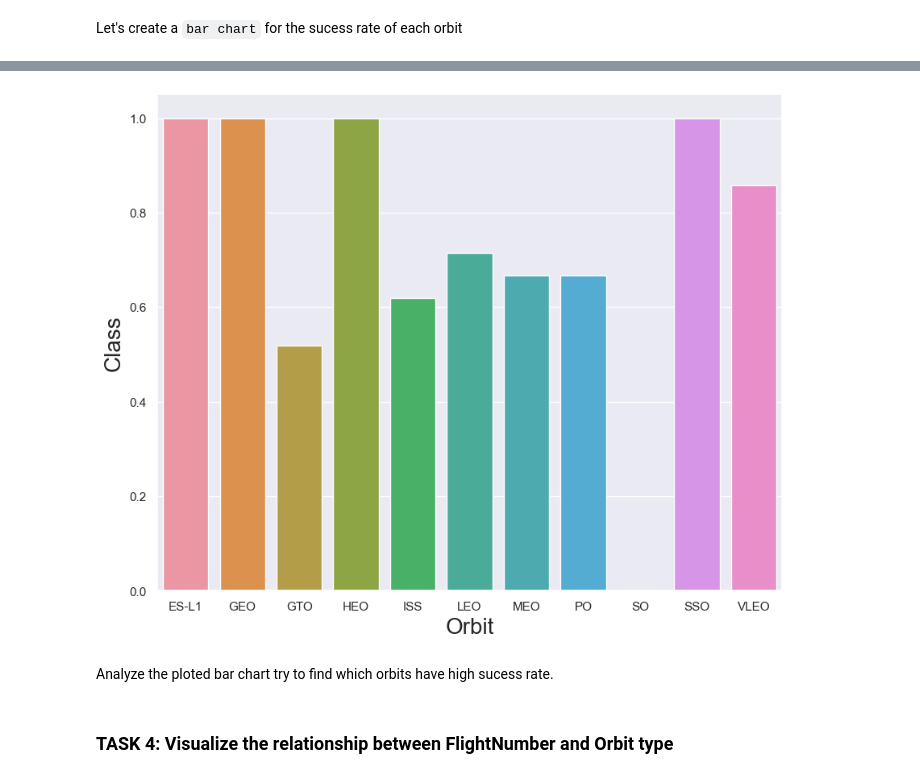
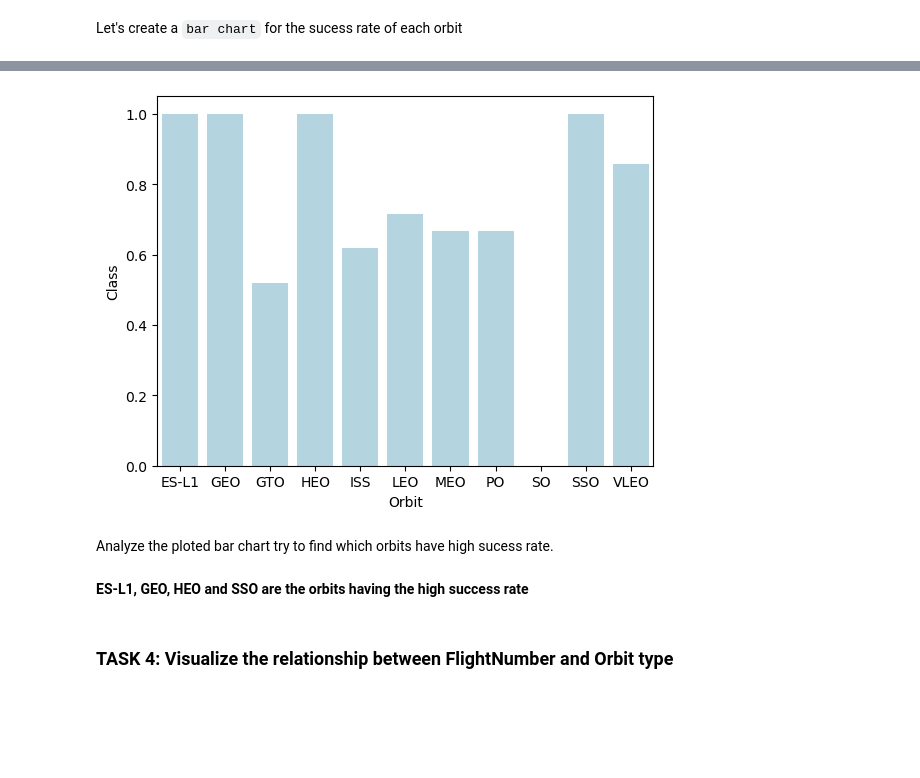
Before and after one commit to OliPag/OliPag-Applied_Data_Science_Capstone, a Jupyter notebook: jupyter-labs-eda-dataviz.ipynb, the cells around one changed output, grey strips where cells are left out. Cells and saved outputs as stored; diff of their text form; code cells hidden in the pictures; blank space fills up the shorter version.

```diff
--- a/jupyter-labs-eda-dataviz.ipynb
+++ b/jupyter-labs-eda-dataviz.ipynb
@@ -117,15 +127,17 @@ Let's create a `bar chart` for the sucess rate of each orbit
 # %%
 # HINT use groupby method on Orbit column and get the mean of Class column
+orbit_success = df.groupby('Orbit')['Class'].mean().reset_index()
 
-plt.figure(figsize=(10, 8))
-sns.barplot(x="Orbit",y="Class",data=df_mean)
-plt.xlabel("Orbit",fontsize=20)
-plt.ylabel("Class",fontsize=20)
+sns.barplot(x="Orbit",y="Class",data=orbit_success,color='lightblue')
+plt.xlabel("Orbit",fontsize=10)
+plt.ylabel("Class",fontsize=10)
 plt.show()
 # %% [output]
-[figure, old version]
+[figure, new version]
 # %% [markdown]
 Analyze the ploted bar chart try to find which orbits have high sucess rate.
+# %% [markdown]
+<b>ES-L1, GEO, HEO and SSO are the orbits having the high success rate</b>
 # %% [markdown]
 ### TASK  4: Visualize the relationship between FlightNumber and Orbit type
 # %% [markdown]
```
Also changed, not shown: parts of 10 cells of this notebook.
